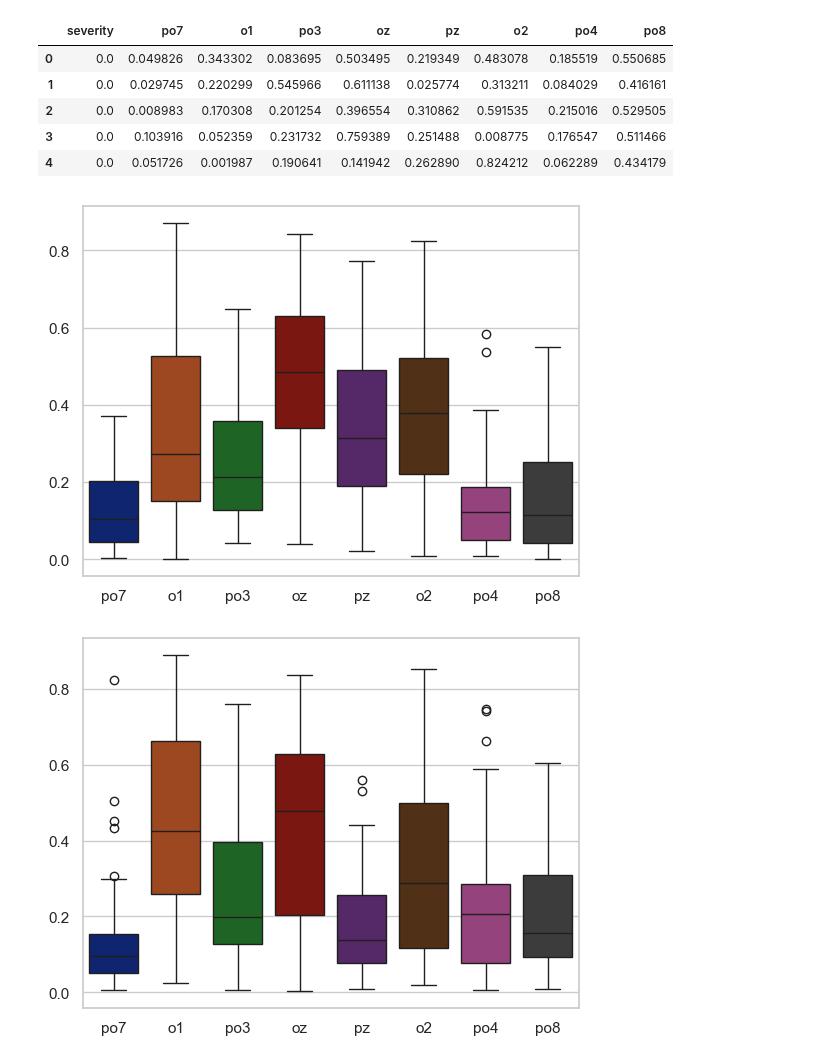
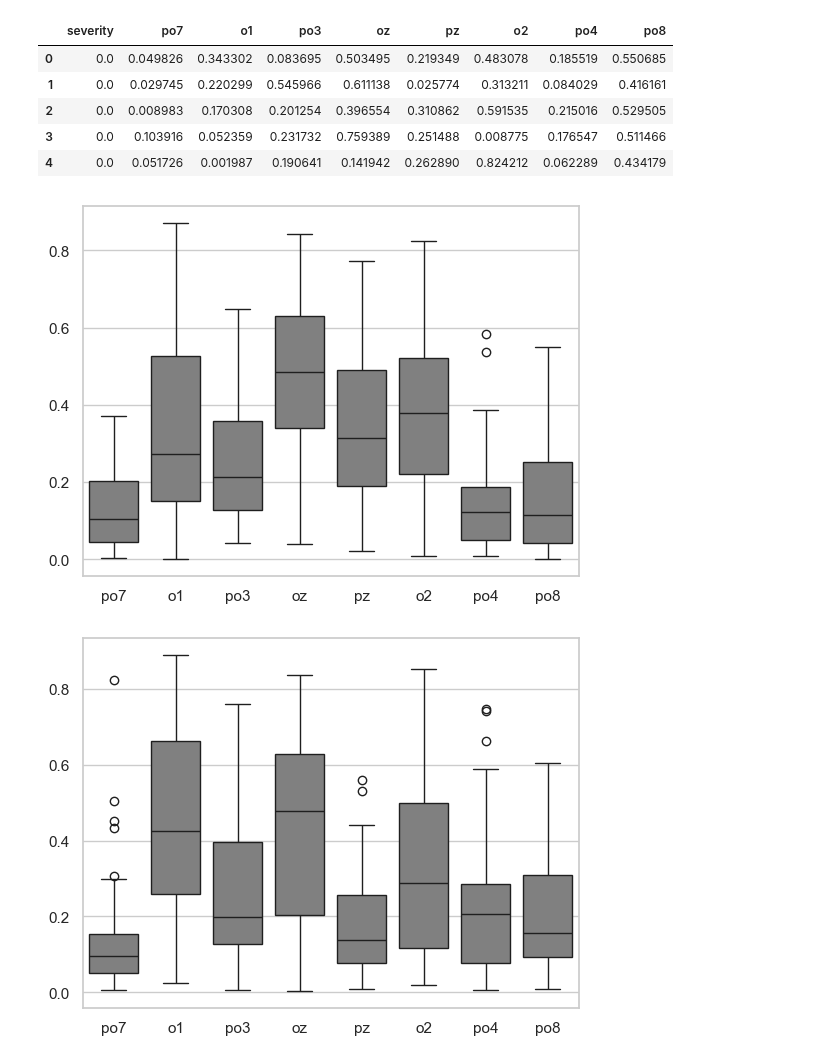
Before and after one commit to TimBerti/ssvep-cvd, a Jupyter notebook: notebooks/cca_ceofficients.ipynb, the cells around one changed output. Drawn from its saved outputs; the diff is of its cells as text; code cells hidden in the pictures.

Commit message:
boxplots

```diff
--- a/notebooks/cca_ceofficients.ipynb
+++ b/notebooks/cca_ceofficients.ipynb
@@ -66,10 +66,10 @@ df.head()
 | 3 | 0.0 | 0.103916 | 0.052359 | 0.231732 | 0.759389 | 0.251488 | 0.008775 | 0.176547 | 0.511466 |
 | 4 | 0.0 | 0.051726 | 0.001987 | 0.190641 | 0.141942 | 0.262890 | 0.824212 | 0.062289 | 0.434179 |
 # %%
-sns.boxplot(data=df[df['severity'] == 0][['po7', 'o1', 'po3', 'oz', 'pz', 'o2', 'po4', 'po8']]);
+sns.boxplot(data=df[df['severity'] == 0][['po7', 'o1', 'po3', 'oz', 'pz', 'o2', 'po4', 'po8']], color='grey');
 # %% [output]
-[figure, old version]
+[figure, new version]
 # %%
-sns.boxplot(data=df[df['severity'] > 0.5][['po7', 'o1', 'po3', 'oz', 'pz', 'o2', 'po4', 'po8']]);
+sns.boxplot(data=df[df['severity'] > 0.5][['po7', 'o1', 'po3', 'oz', 'pz', 'o2', 'po4', 'po8']], color='grey');
 # %% [output]
-[figure, old version]
+[figure, new version]
```
